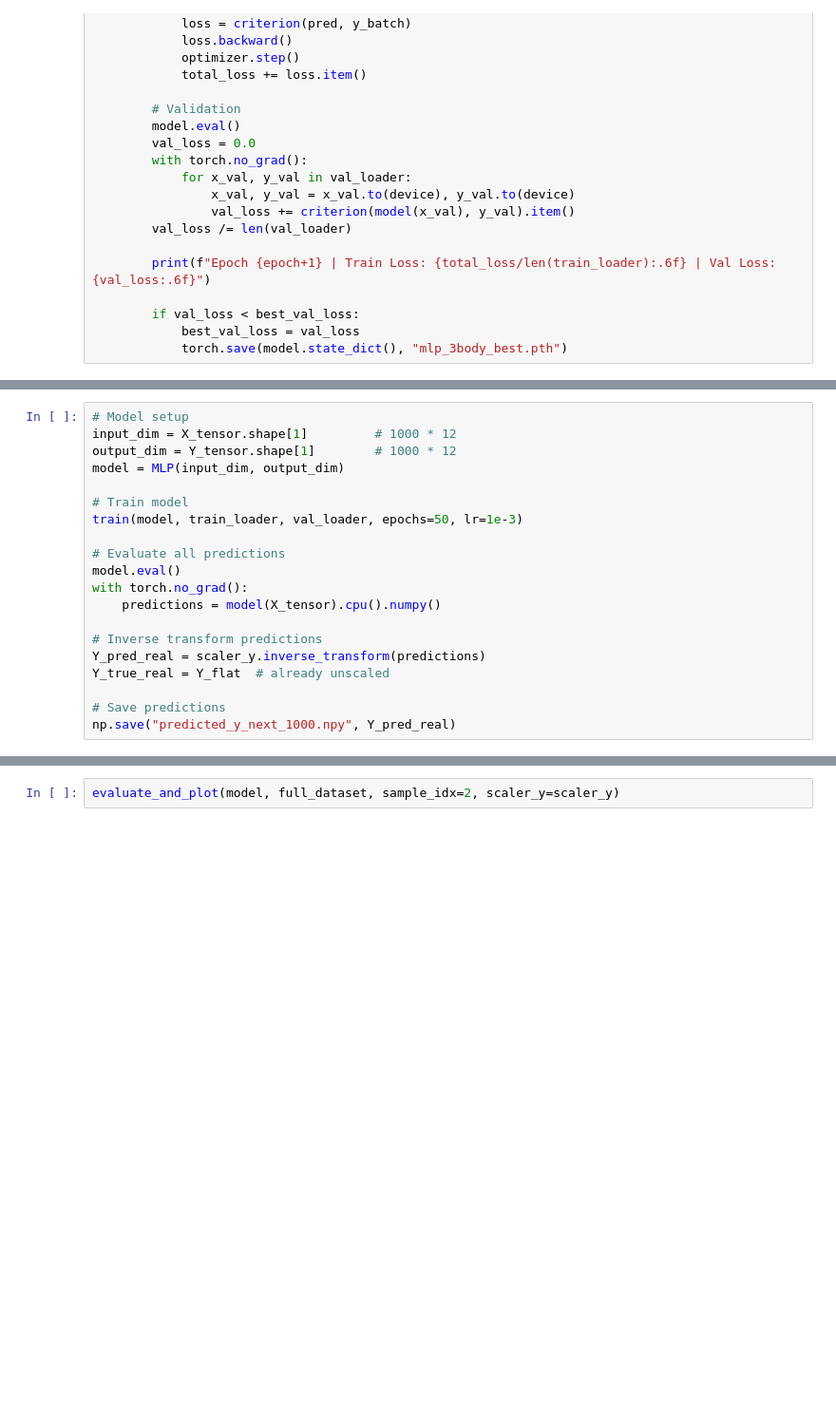
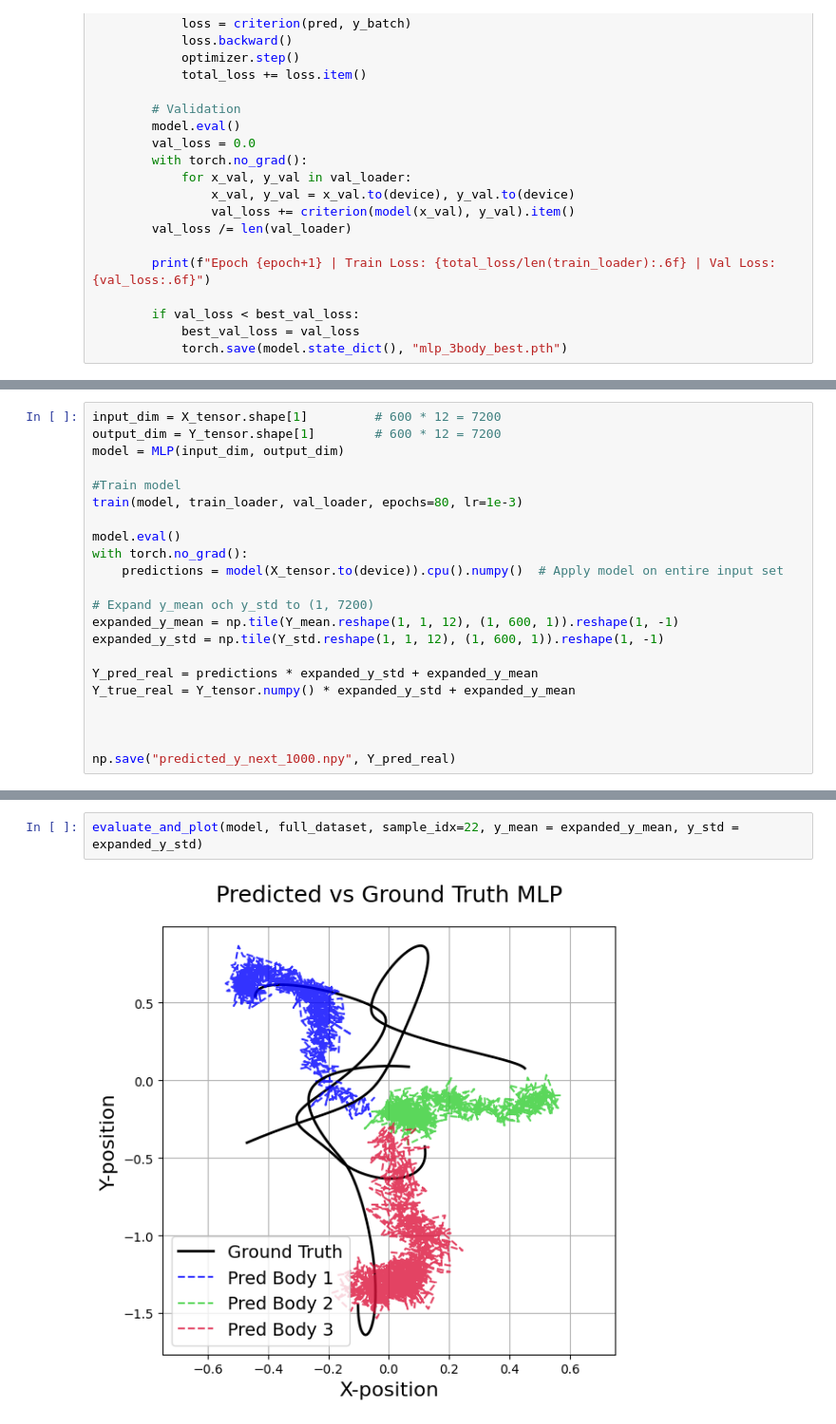
Before and after one commit to samuelarmgren/Project-K, a Jupyter notebook: MLP.ipynb, the cells around one changed output, grey strips where cells are left out. Shown: that part at 95% size. Cells and saved outputs as stored; diff of their text form; blank space fills up the shorter version.

```diff
--- a/MLP.ipynb
+++ b/MLP.ipynb
@@ -133,23 +144,25 @@ def evaluate_and_plot(model, dataset, sample_idx, scaler_y):
     plt.tight_layout()
     plt.show()
 # %%
-# Model setup
-input_dim = X_tensor.shape[1]         # 1000 * 12
-output_dim = Y_tensor.shape[1]        # 1000 * 12
+input_dim = X_tensor.shape[1]         # 600 * 12 = 7200
+output_dim = Y_tensor.shape[1]        # 600 * 12 = 7200
 model = MLP(input_dim, output_dim)
 
-# Train model
-train(model, train_loader, val_loader, epochs=50, lr=1e-3)
+#Train model
+train(model, train_loader, val_loader, epochs=80, lr=1e-3)
 
-# Evaluate all predictions
 model.eval()
 with torch.no_grad():
-    predictions = model(X_tensor).cpu().numpy()
+    predictions = model(X_tensor.to(device)).cpu().numpy()  # Apply model on entire input set
 
-# Inverse transform predictions
-Y_pred_real = scaler_y.inverse_transform(predictions)
-Y_true_real = Y_flat  # already unscaled
+# Expand y_mean och y_std to (1, 7200)
+expanded_y_mean = np.tile(Y_mean.reshape(1, 1, 12), (1, 600, 1)).reshape(1, -1)
+expanded_y_std = np.tile(Y_std.reshape(1, 1, 12), (1, 600, 1)).reshape(1, -1)
 
-# Save predictions
+Y_pred_real = predictions * expanded_y_std + expanded_y_mean
+Y_true_real = Y_tensor.numpy() * expanded_y_std + expanded_y_mean
+
+
+
 np.save("predicted_y_next_1000.npy", Y_pred_real)
 # %% [output]
@@ -174,2 +186,4 @@ Error:
 # %%
-evaluate_and_plot(model, full_dataset, sample_idx=2, scaler_y=scaler_y)
+evaluate_and_plot(model, full_dataset, sample_idx=22, y_mean = expanded_y_mean, y_std = expanded_y_std)
+# %% [output]
+[figure, added]
```
Also changed, not shown: parts of 5 cells of this notebook, 3 other files.
